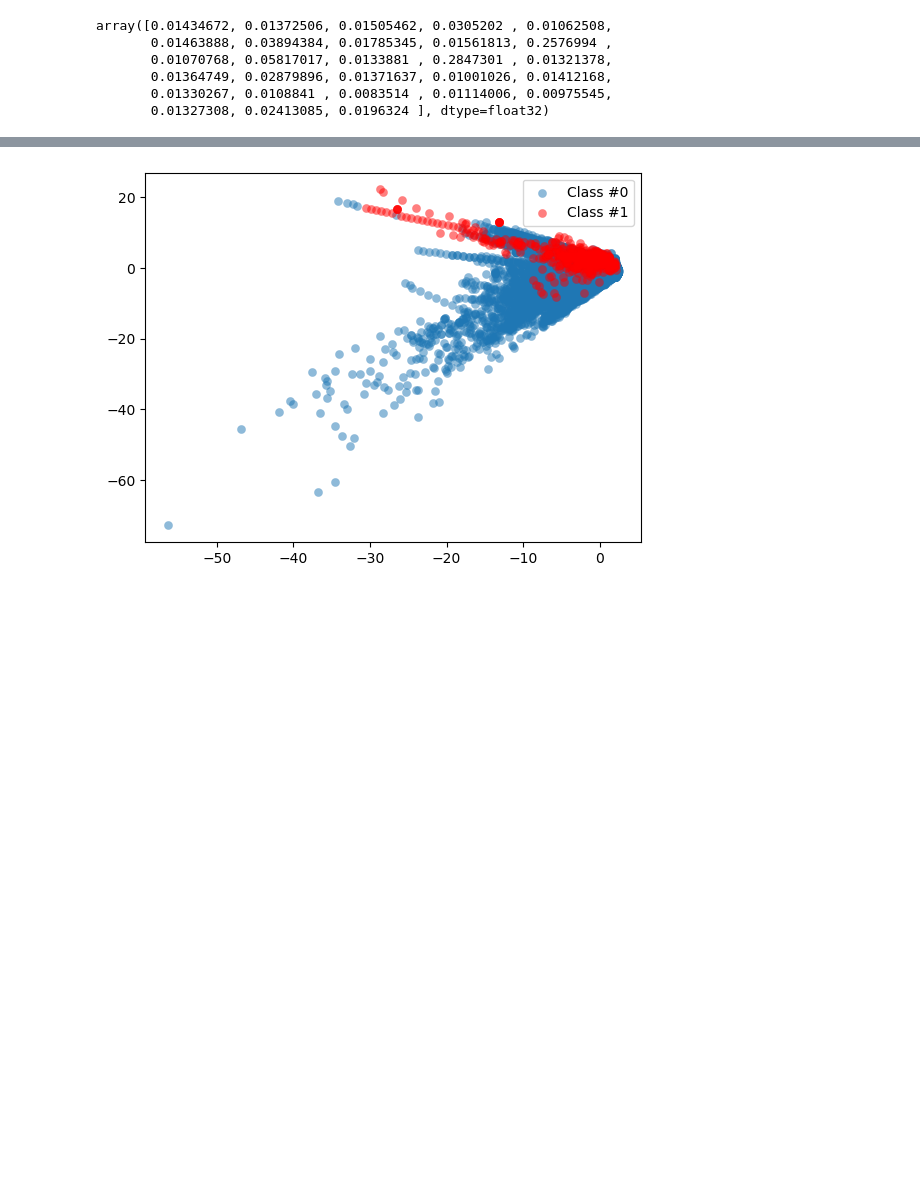
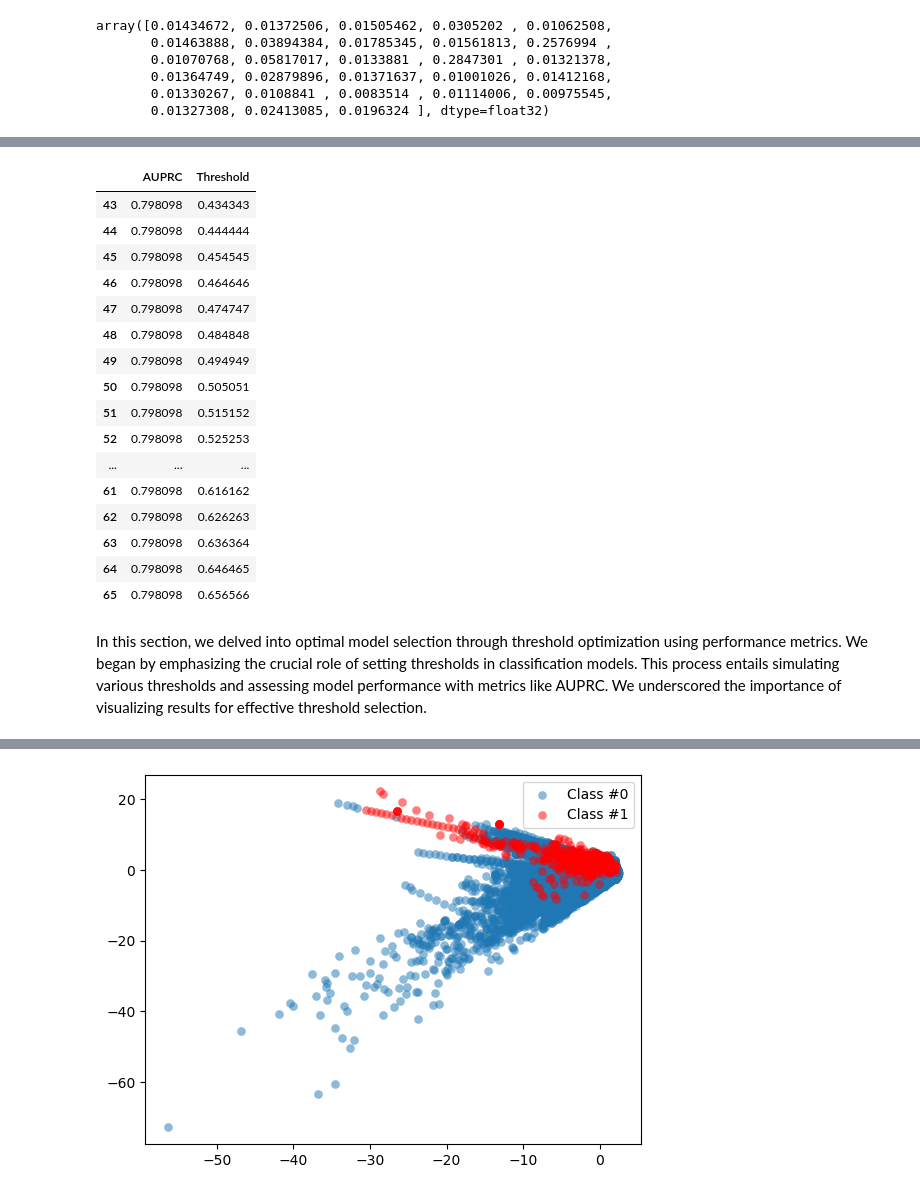
Before and after one commit to mmikayelyan/Detecting-Financial-Fraud-with-Machine-Learning, a Jupyter notebook: Project_Code.ipynb, the cells around one changed output, grey strips where cells are left out. Cells and saved outputs as stored; diff of their text form; code cells hidden in the pictures; blank space fills up the shorter version.

```diff
--- a/Project_Code.ipynb
+++ b/Project_Code.ipynb
@@ -605,0 +941,23 @@ array([0.01434672, 0.01372506, 0.01505462, 0.0305202 , 0.01062508,
+# %%
+# Filter threshold_df for rows where AUPRC is greater than or equal to 0.79
+threshold_df.loc[(threshold_df['AUPRC'] >= 0.79)]
+# %% [output]
+|  | AUPRC | Threshold |
+| 43 | 0.798098 | 0.434343 |
+| 44 | 0.798098 | 0.444444 |
+| 45 | 0.798098 | 0.454545 |
+| 46 | 0.798098 | 0.464646 |
+| 47 | 0.798098 | 0.474747 |
+| 48 | 0.798098 | 0.484848 |
+| 49 | 0.798098 | 0.494949 |
+| 50 | 0.798098 | 0.505051 |
+| 51 | 0.798098 | 0.515152 |
+| 52 | 0.798098 | 0.525253 |
+| ... | ... | ... |
+| 61 | 0.798098 | 0.616162 |
+| 62 | 0.798098 | 0.626263 |
+| 63 | 0.798098 | 0.636364 |
+| 64 | 0.798098 | 0.646465 |
+| 65 | 0.798098 | 0.656566 |
+# %% [markdown]
+In this section, we delved into optimal model selection through threshold optimization using performance metrics. We began by emphasizing the crucial role of setting thresholds in classification models. This process entails simulating various thresholds and assessing model performance with metrics like AUPRC. We underscored the importance of visualizing results for effective threshold selection.
```
Also changed, not shown: parts of 45 cells of this notebook, 1 other file.
